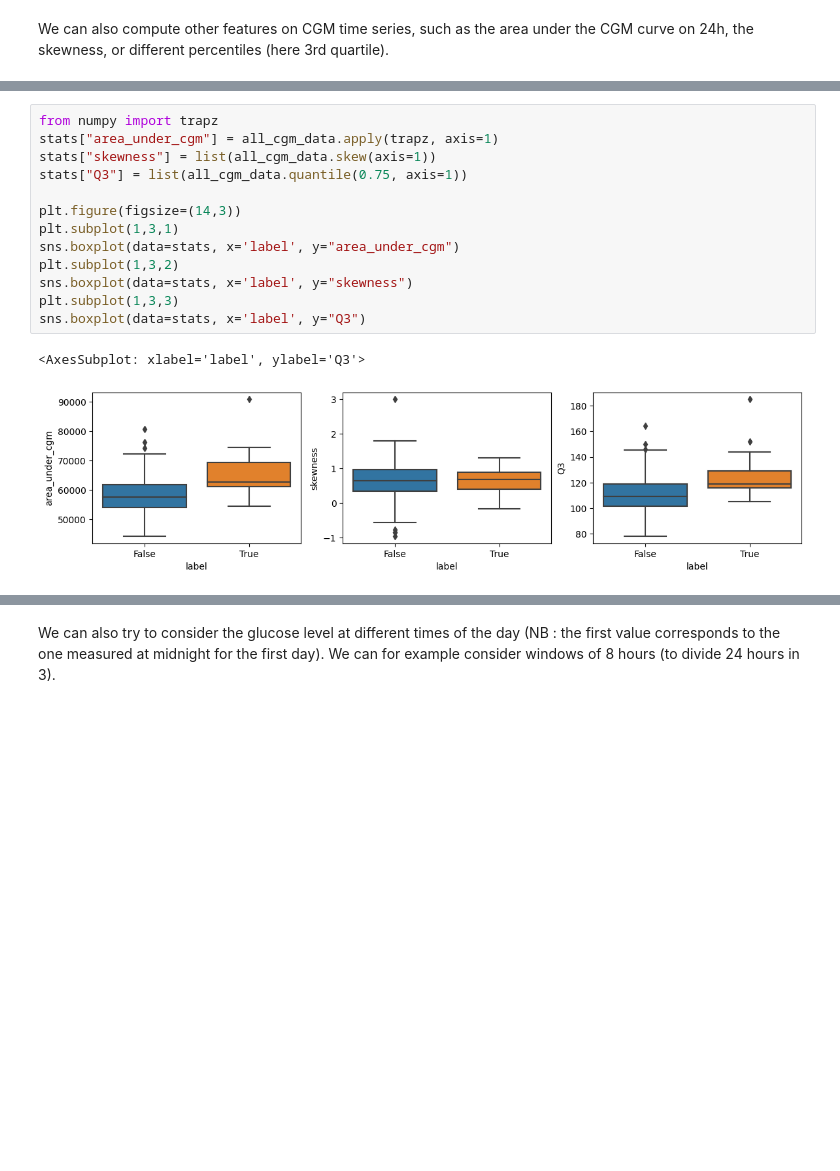
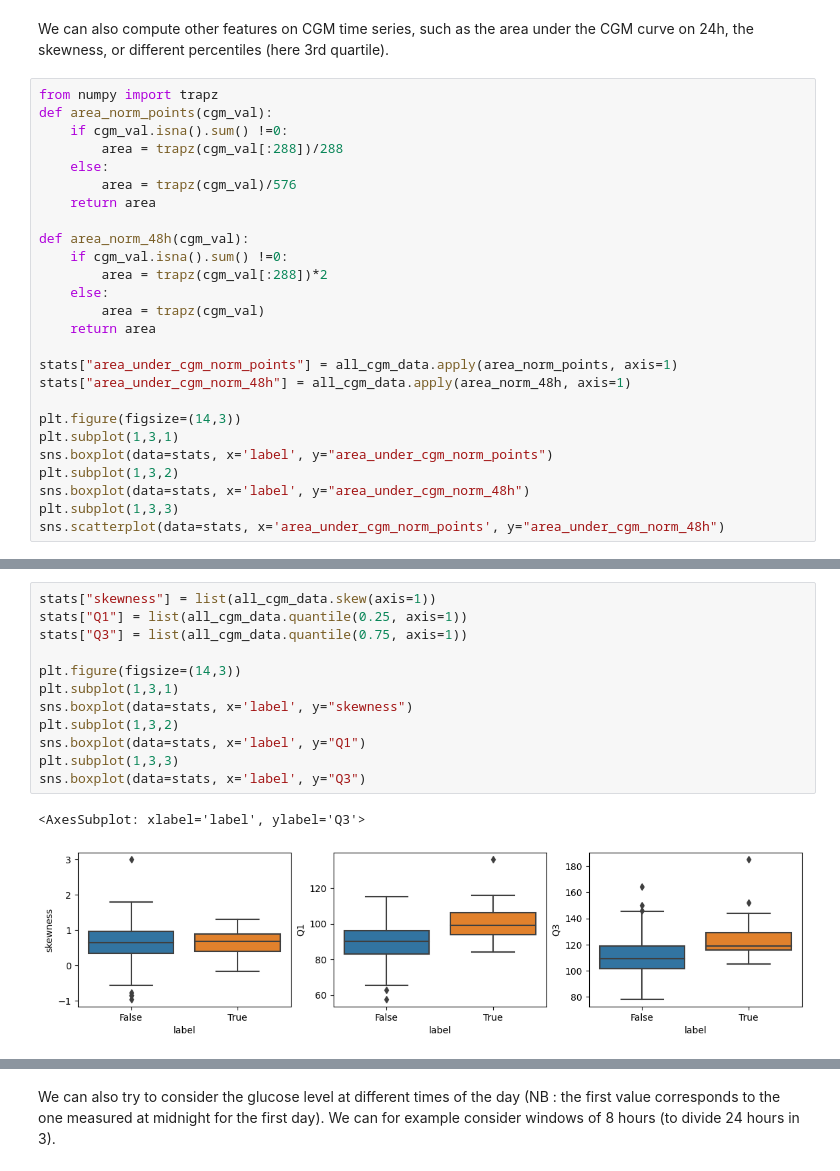
Before and after one commit to AlexandreChaussard/Datacamp-Project, a Jupyter notebook: DT2_starting_kit.ipynb, the cells around one changed output, grey strips where cells are left out. Saved outputs shown, nothing was run; the diff lists cells and outputs as text; blank space fills up the shorter version.

```diff
--- a/DT2_starting_kit.ipynb
+++ b/DT2_starting_kit.ipynb
@@ -455,2 +504,28 @@ sns.boxplot(data=stats, x='label', y="time_in_hyperglycemia")
 # %% [markdown]
 We can also compute other features on CGM time series, such as the area under the CGM curve on 24h, the skewness, or different percentiles (here 3rd quartile).
+# %%
+from numpy import trapz
+def area_norm_points(cgm_val):
+    if cgm_val.isna().sum() !=0:
+        area = trapz(cgm_val[:288])/288
+    else:
+        area = trapz(cgm_val)/576
+    return area
+
+def area_norm_48h(cgm_val):
+    if cgm_val.isna().sum() !=0:
+        area = trapz(cgm_val[:288])*2
+    else:
+        area = trapz(cgm_val)
+    return area
+
+stats["area_under_cgm_norm_points"] = all_cgm_data.apply(area_norm_points, axis=1)
+stats["area_under_cgm_norm_48h"] = all_cgm_data.apply(area_norm_48h, axis=1)
+
+plt.figure(figsize=(14,3))
+plt.subplot(1,3,1)
+sns.boxplot(data=stats, x='label', y="area_under_cgm_norm_points")
+plt.subplot(1,3,2)
+sns.boxplot(data=stats, x='label', y="area_under_cgm_norm_48h")
+plt.subplot(1,3,3)
+sns.scatterplot(data=stats, x='area_under_cgm_norm_points', y="area_under_cgm_norm_48h")
@@ -457,16 +539,15 @@ We can also compute other features on CGM time series, such as the area under th
 # %%
-from numpy import trapz
-stats["area_under_cgm"] = all_cgm_data.apply(trapz, axis=1)
 stats["skewness"] = list(all_cgm_data.skew(axis=1))
+stats["Q1"] = list(all_cgm_data.quantile(0.25, axis=1))
 stats["Q3"] = list(all_cgm_data.quantile(0.75, axis=1))
 
 plt.figure(figsize=(14,3))
 plt.subplot(1,3,1)
-sns.boxplot(data=stats, x='label', y="area_under_cgm")
+sns.boxplot(data=stats, x='label', y="skewness")
 plt.subplot(1,3,2)
-sns.boxplot(data=stats, x='label', y="skewness")
+sns.boxplot(data=stats, x='label', y="Q1")
 plt.subplot(1,3,3)
 sns.boxplot(data=stats, x='label', y="Q3")
 # %% [output]
 <AxesSubplot: xlabel='label', ylabel='Q3'>
-[figure, old version]
+[figure, new version]
```
Also changed, not shown: parts of 29 cells of this notebook, 1 other file.
